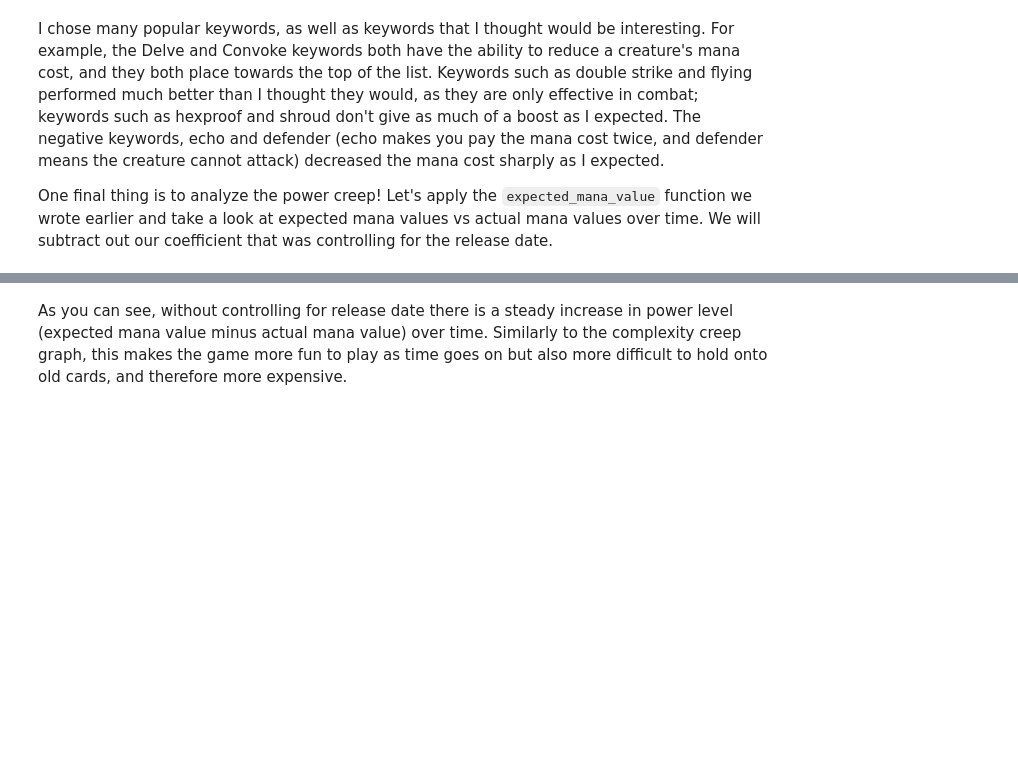
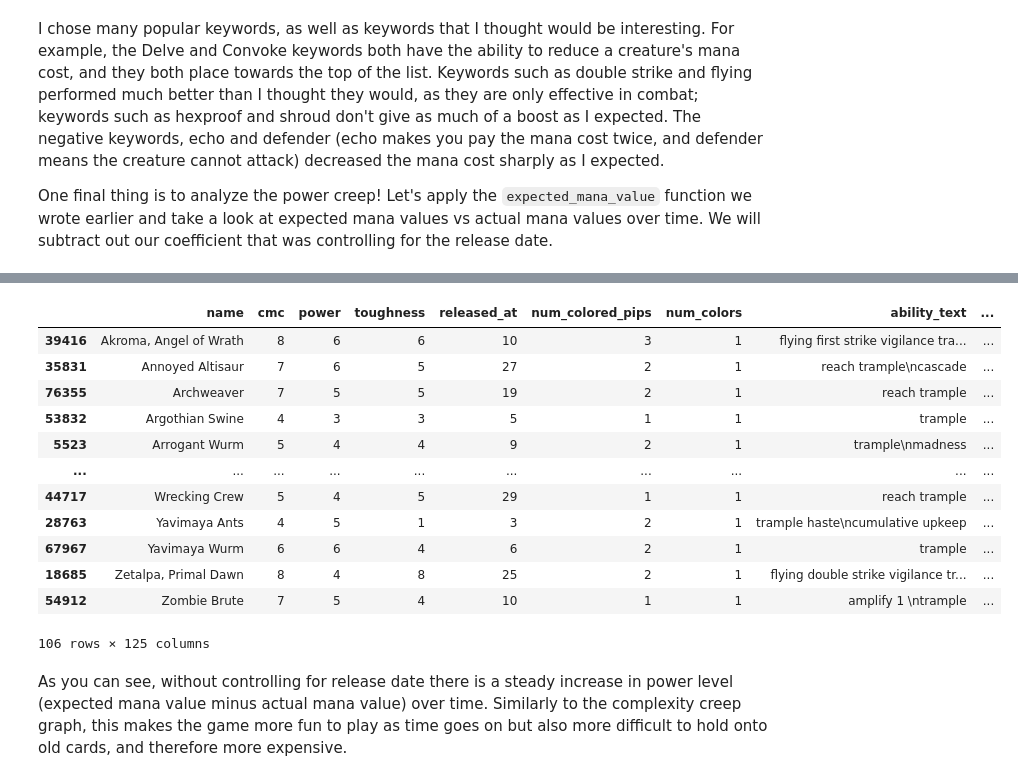
Before and after one commit to Innoviox/mtg-analyzer, a Jupyter notebook: mtganalyzer.ipynb, the cells around one changed output, grey strips where cells are left out. Cells and saved outputs as stored; diff of their text form; code cells hidden in the pictures; blank space fills up the shorter version.

```diff
--- a/mtganalyzer.ipynb
+++ b/mtganalyzer.ipynb
@@ -523,3 +698,19 @@ plt.show()
+# %%
+fv_one_hot_df[fv_one_hot_df['ability_text'].str.contains("trample")].sort_values(by='name')
+# %% [output]
+|  | name | cmc | power | toughness | released_at | num_colored_pips | num_colors | ability_text | ... |
+| 39416 | Akroma, Angel of Wrath | 8 | 6 | 6 | 10 | 3 | 1 | flying first strike vigilance tra... | ... |
+| 35831 | Annoyed Altisaur | 7 | 6 | 5 | 27 | 2 | 1 | reach trample\ncascade | ... |
+| 76355 | Archweaver | 7 | 5 | 5 | 19 | 2 | 1 | reach trample | ... |
+| 53832 | Argothian Swine | 4 | 3 | 3 | 5 | 1 | 1 | trample | ... |
+| 5523 | Arrogant Wurm | 5 | 4 | 4 | 9 | 2 | 1 | trample\nmadness | ... |
+| ... | ... | ... | ... | ... | ... | ... | ... | ... | ... |
+| 44717 | Wrecking Crew | 5 | 4 | 5 | 29 | 1 | 1 | reach trample | ... |
+| 28763 | Yavimaya Ants | 4 | 5 | 1 | 3 | 2 | 1 | trample haste\ncumulative upkeep | ... |
+| 67967 | Yavimaya Wurm | 6 | 6 | 4 | 6 | 2 | 1 | trample | ... |
+| 18685 | Zetalpa, Primal Dawn | 8 | 4 | 8 | 25 | 2 | 1 | flying double strike vigilance tr... | ... |
+| 54912 | Zombie Brute | 7 | 5 | 4 | 10 | 1 | 1 | amplify 1 \ntrample | ... |
+106 rows × 125 columns
 # %% [markdown]
 As you can see, without controlling for release date there is a steady increase in power level (expected mana value minus actual mana value) over time. Similarly to the complexity creep graph, this makes the game more fun to play as time goes on but also more difficult to hold onto old cards, and therefore more expensive.
 # %% [markdown]
```
Also changed, not shown: parts of 17 cells of this notebook.
